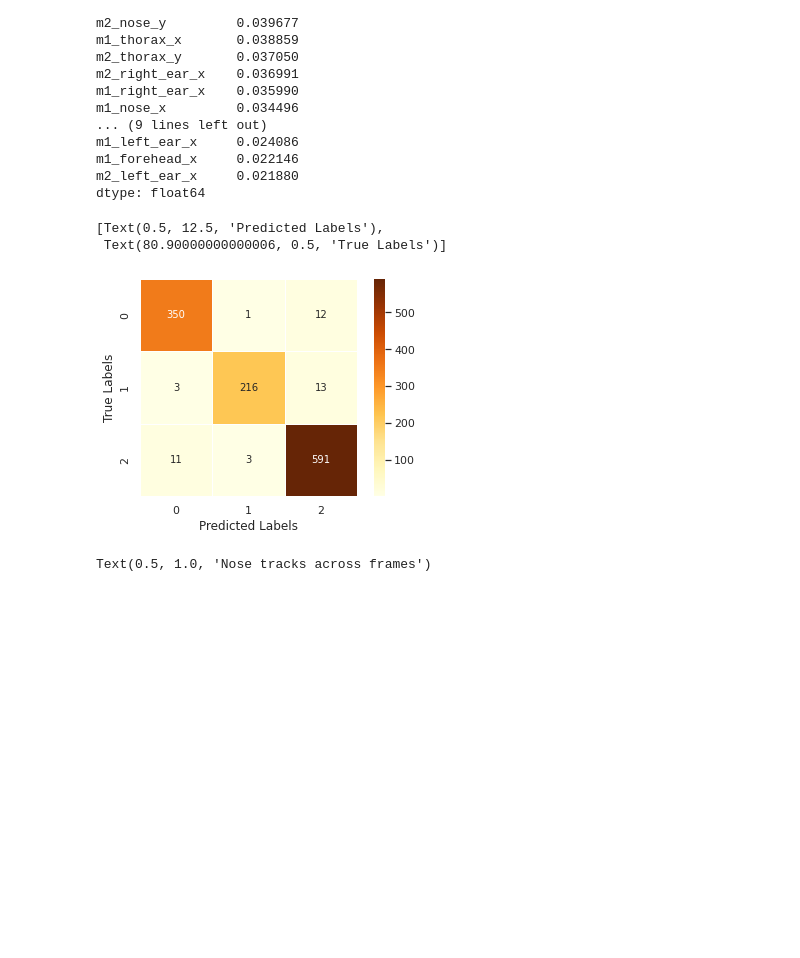
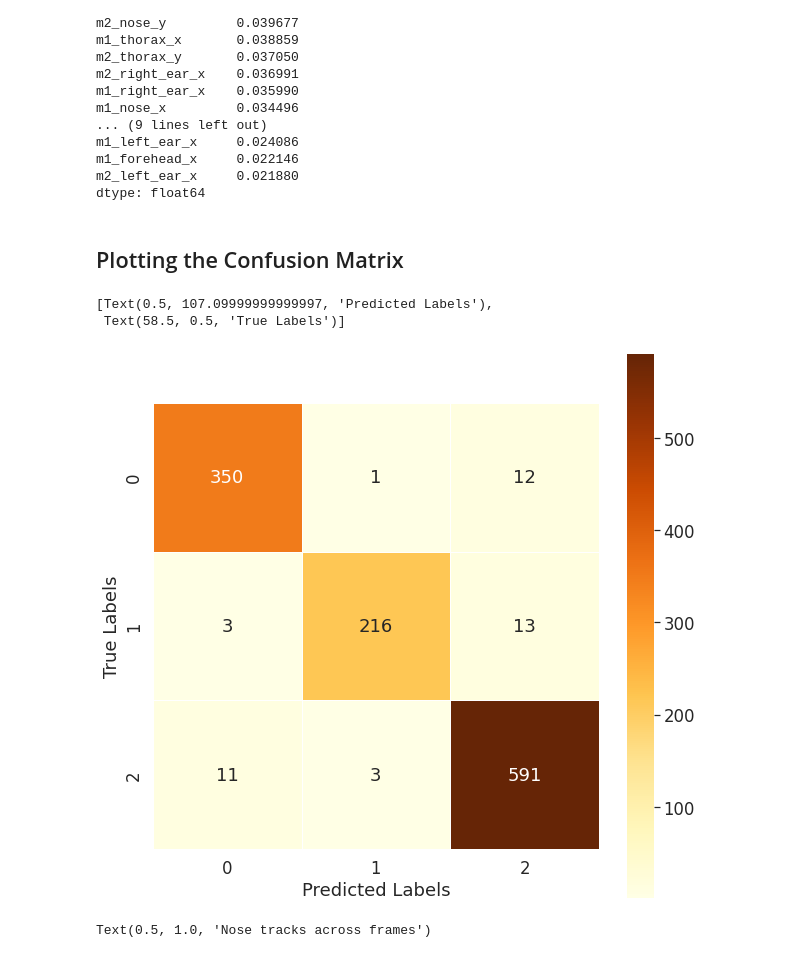
Before and after one commit to padillacoreanolab/ml_behavioral_quantification, a Jupyter notebook: prediction_analysis.ipynb, the cells around one changed output. Drawn from its saved outputs; the diff is of its cells as text; code cells hidden in the pictures; blank space fills up the shorter version.

```diff
--- a/prediction_analysis.ipynb
+++ b/prediction_analysis.ipynb
@@ -233,9 +233,14 @@ THORAX_INDEX = 4
 FOREHEAD_INDEX = 5
 
 n_trials = 20
-frames_per_trial = 300
+fps = 30
+trial_length_seconds = 10
+
+frames_per_trial = fps * trial_length_seconds
 frames_in_competition = n_trials * frames_per_trial
 
+time_window_seconds = 30
+time_window_frames = fps * time_window_seconds
 
 left_ear_loc_aux = []
 right_ear_loc_aux = []
@@ -245,0 +253,6 @@ forehead_loc_aux = []
+# %%
+iterator = iter(trials_array)
+trials_array_onset = []
+for first_frame_in_trial, last_frame_in_trial in zip(iterator, iterator):
+    trials_array_onset.append(first_frame_in_trial - time_window_frames)
+    trials_array_onset.append(last_frame_in_trial + time_window_frames)
@@ -480,17 +542,17 @@ m1_left_ear_x     0.024086
 m1_forehead_x     0.022146
 m2_left_ear_x     0.021880
 dtype: float64
+# %% [markdown]
+## Plotting the Confusion Matrix
 # %%
-# Making the Confusion Matrix
 cm = confusion_matrix(y_test, prediction_test)
-sns.set(rc={'figure.figsize':(8,8)})
+sns.set(rc={'figure.figsize':(10,10)}, font_scale=1.5)
 plot = sns.heatmap(cm, annot=True, square=True, linewidths=.5, cmap="YlOrBr", fmt='d')
-# plot = sns.heatmap(cm, annot=True, square=True, linewidths=.5, cmap="RdBu", fmt='d')
 plot.set(xlabel='Predicted Labels', ylabel='True Labels')
 # %% [output]
-[Text(0.5, 12.5, 'Predicted Labels'),
- Text(80.90000000000006, 0.5, 'True Labels')]
+[Text(0.5, 107.09999999999997, 'Predicted Labels'),
+ Text(58.5, 0.5, 'True Labels')]
-[figure, old version]
+[figure, new version]
 # %%
 sns.set('notebook', 'ticks', font_scale=1.2)
 mpl.rcParams['figure.figsize'] = [15,6]
```
Also changed, not shown: parts of 11 cells of this notebook.
